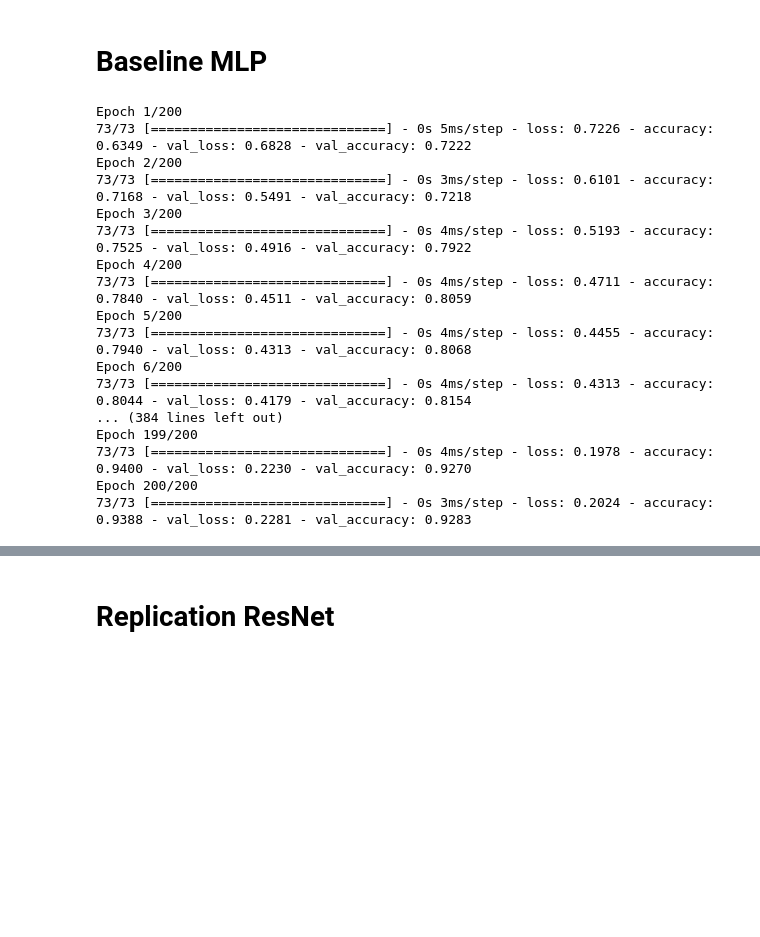
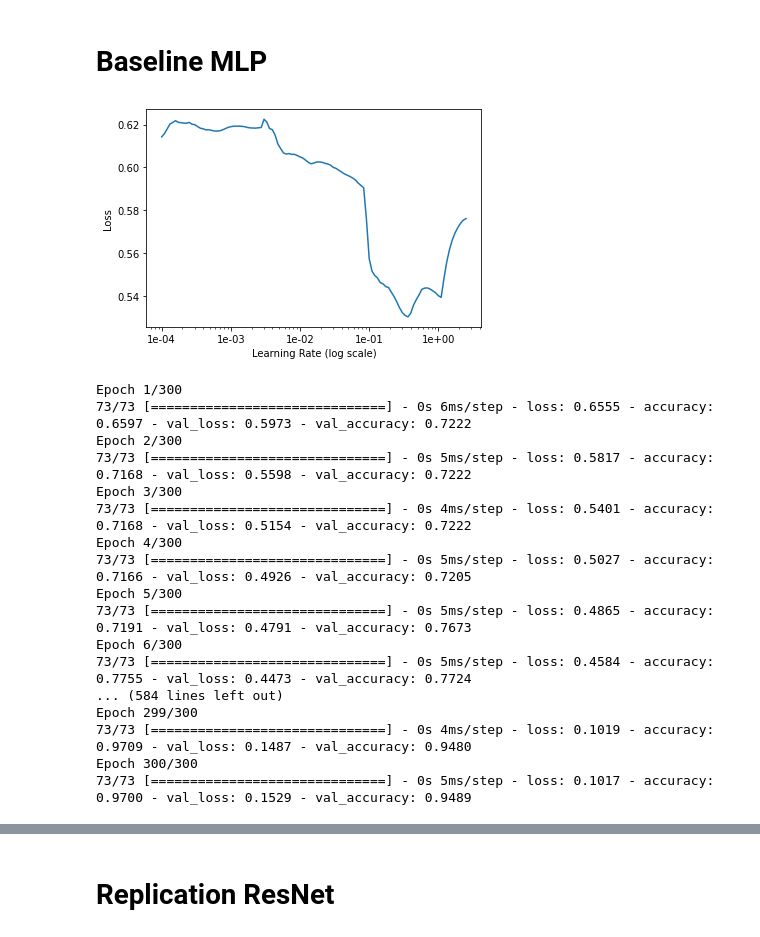
Before and after one commit to spdrnl/ecg, a Jupyter notebook: ECG.ipynb, the cells around one changed output, grey strips where cells are left out. Drawn from its saved outputs; the diff is of its cells as text; code cells hidden in the pictures; blank space fills up the shorter version.

```diff
--- a/ECG.ipynb
+++ b/ECG.ipynb
@@ -120,31 +181,49 @@ X_ptbdb_train, X_ptbdb_val, y_ptbdb_train, y_ptbdb_val = train_test_split(X_ptbd
 # %%
-regularizer = keras.regularizers.l2(0.001)
-model = keras.Sequential([
-  keras.layers.Dense(15, activation='relu', input_shape=[187], kernel_regularizer=regularizer),
-  keras.layers.Dense(10, activation='relu', kernel_regularizer=regularizer),
-  keras.layers.Dense(5, activation='relu', kernel_regularizer=regularizer),
-  keras.layers.Dense(1, activation='sigmoid')
-])
-
-optimizer = keras.optimizers.Adam(lr=0.001)
-model.compile(optimizer=optimizer, loss='binary_crossentropy', metrics=['accuracy'])
-history = model.fit(X_ptbdb_train, y_ptbdb_train, validation_data=(X_ptbdb_val, y_ptbdb_val), batch_size=128, epochs=200)
+def get_base_model():
+  return keras.Sequential([
+    keras.layers.Dense(15, activation='relu', input_shape=[187], kernel_regularizer=regularizers.l2(0.0001)),
+    keras.layers.Dense(10, activation='relu', kernel_regularizer=regularizers.l2(0.0001)),
+    keras.layers.Dense(5, activation='relu'),
+    keras.layers.Dense(1, activation='sigmoid')
+  ])
-# %% [output]
-Epoch 1/200
-73/73 [==============================] - 0s 5ms/step - loss: 0.7226 - accuracy: 0.6349 - val_loss: 0.6828 - val_accuracy: 0.7222
-Epoch 2/200
-73/73 [==============================] - 0s 3ms/step - loss: 0.6101 - accuracy: 0.7168 - val_loss: 0.5491 - val_accuracy: 0.7218
-Epoch 3/200
-73/73 [==============================] - 0s 4ms/step - loss: 0.5193 - accuracy: 0.7525 - val_loss: 0.4916 - val_accuracy: 0.7922
-Epoch 4/200
-73/73 [==============================] - 0s 4ms/step - loss: 0.4711 - accuracy: 0.7840 - val_loss: 0.4511 - val_accuracy: 0.8059
-Epoch 5/200
-73/73 [==============================] - 0s 4ms/step - loss: 0.4455 - accuracy: 0.7940 - val_loss: 0.4313 - val_accuracy: 0.8068
-Epoch 6/200
-73/73 [==============================] - 0s 4ms/step - loss: 0.4313 - accuracy: 0.8044 - val_loss: 0.4179 - val_accuracy: 0.8154
-... (384 lines left out)
-Epoch 199/200
-73/73 [==============================] - 0s 4ms/step - loss: 0.1978 - accuracy: 0.9400 - val_loss: 0.2230 - val_accuracy: 0.9270
-Epoch 200/200
-73/73 [==============================] - 0s 3ms/step - loss: 0.2024 - accuracy: 0.9388 - val_loss: 0.2281 - val_accuracy: 0.9283
+# %%
+optimizer = keras.optimizers.SGD(lr=0.001)
+model = get_base_model()
+model.compile(optimizer=optimizer, loss='binary_crossentropy', metrics=['accuracy'])
+
+lr_finder = LRFinder(start_lr=1e-4, end_lr= 1e0, max_steps=100, smoothing=0.6)
+_ = model.fit(X_ptbdb_train, y_ptbdb_train, batch_size=256, epochs=5, callbacks=[lr_finder], verbose=False)
+lr_finder.plot()
+# %% [output]
+[figure, added]
+# %%
+N = X_ptbdb_train.shape[0]
+batch_size = 128
+iterations = N/batch_size
+step_size= 2 * iterations
+
+from tensorflow_addons.optimizers import CyclicalLearningRate
+lr_schedule = CyclicalLearningRate(5e-3, 1e-1, step_size=step_size, scale_fn=lambda x: tf.pow(0.95,x))
+optimizer=tf.keras.optimizers.SGD(learning_rate=lr_schedule)
+model = get_base_model()
+model.compile(optimizer=optimizer, loss='binary_crossentropy', metrics=['accuracy'])
+history = model.fit(X_ptbdb_train, y_ptbdb_train, validation_data=(X_ptbdb_val, y_ptbdb_val), batch_size=batch_size, epochs=300)
+# %% [output]
+Epoch 1/300
+73/73 [==============================] - 0s 6ms/step - loss: 0.6555 - accuracy: 0.6597 - val_loss: 0.5973 - val_accuracy: 0.7222
+Epoch 2/300
+73/73 [==============================] - 0s 5ms/step - loss: 0.5817 - accuracy: 0.7168 - val_loss: 0.5598 - val_accuracy: 0.7222
+Epoch 3/300
+73/73 [==============================] - 0s 4ms/step - loss: 0.5401 - accuracy: 0.7168 - val_loss: 0.5154 - val_accuracy: 0.7222
+Epoch 4/300
+73/73 [==============================] - 0s 5ms/step - loss: 0.5027 - accuracy: 0.7166 - val_loss: 0.4926 - val_accuracy: 0.7205
+Epoch 5/300
+73/73 [==============================] - 0s 5ms/step - loss: 0.4865 - accuracy: 0.7191 - val_loss: 0.4791 - val_accuracy: 0.7673
+Epoch 6/300
+73/73 [==============================] - 0s 5ms/step - loss: 0.4584 - accuracy: 0.7755 - val_loss: 0.4473 - val_accuracy: 0.7724
+... (584 lines left out)
+Epoch 299/300
+73/73 [==============================] - 0s 4ms/step - loss: 0.1019 - accuracy: 0.9709 - val_loss: 0.1487 - val_accuracy: 0.9480
+Epoch 300/300
+73/73 [==============================] - 0s 5ms/step - loss: 0.1017 - accuracy: 0.9700 - val_loss: 0.1529 - val_accuracy: 0.9489
 # %%
```
Also changed, not shown: parts of 4 cells of this notebook.
